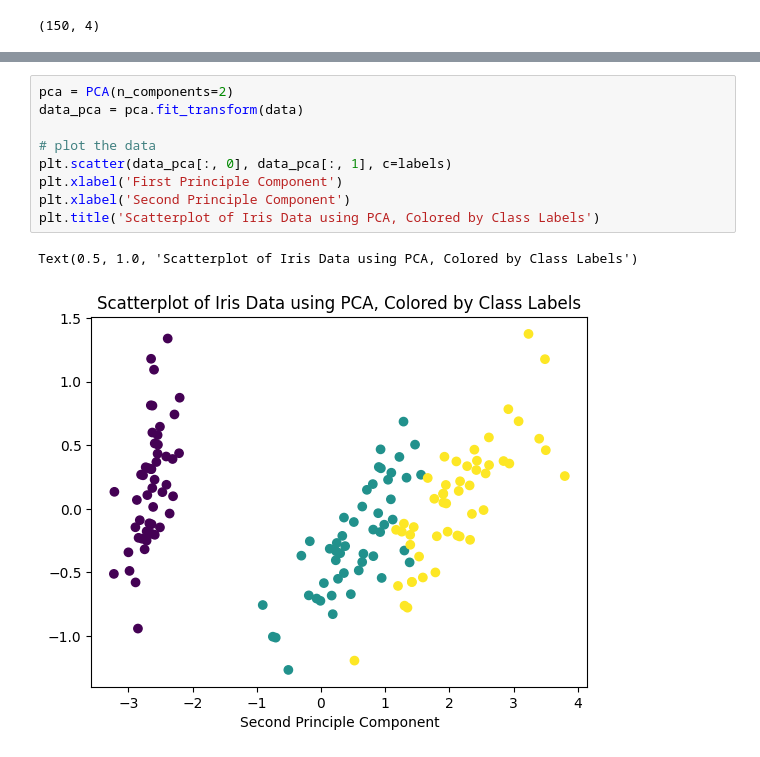
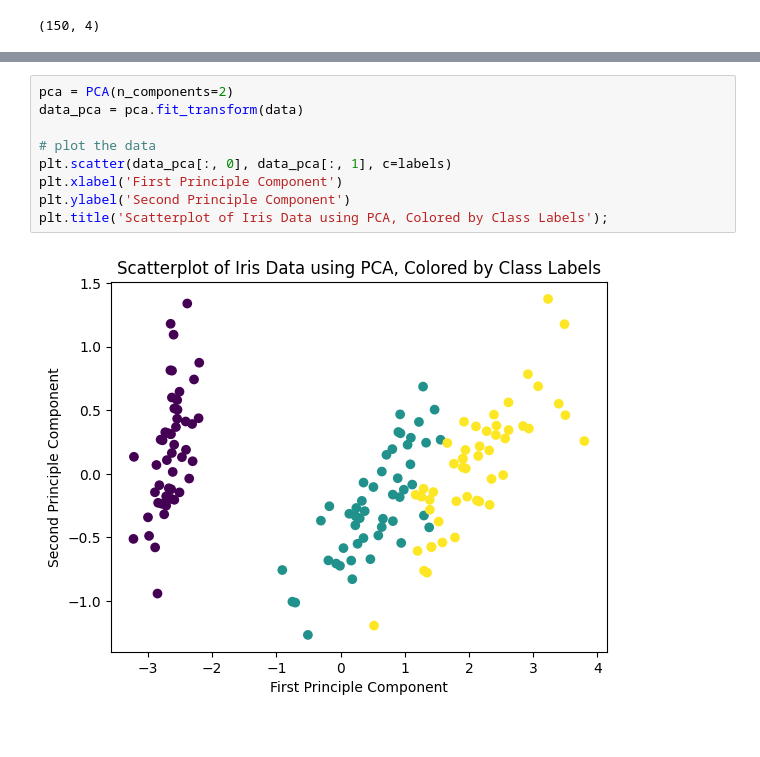
Before and after one commit to wbasener/Classification-in-Python, a Jupyter notebook: KNN.ipynb, the cells around one changed output, grey strips where cells are left out. Cells and saved outputs as stored; diff of their text form.

```diff
--- a/KNN.ipynb
+++ b/KNN.ipynb
@@ -198,13 +198,12 @@ Text(0.5, 1.0, 'Scatterplot of Iris Data, Colored by Class Labels')
 # %%
 pca = PCA(n_components=2)
 data_pca = pca.fit_transform(data)
 
 # plot the data
 plt.scatter(data_pca[:, 0], data_pca[:, 1], c=labels)
 plt.xlabel('First Principle Component')
-plt.xlabel('Second Principle Component')
-plt.title('Scatterplot of Iris Data using PCA, Colored by Class Labels')
+plt.ylabel('Second Principle Component')
+plt.title('Scatterplot of Iris Data using PCA, Colored by Class Labels');
 # %% [output]
-Text(0.5, 1.0, 'Scatterplot of Iris Data using PCA, Colored by Class Labels')
-[figure, old version]
+[figure, new version]
 # %%
```
Also changed, not shown: parts of 3 cells of this notebook.
